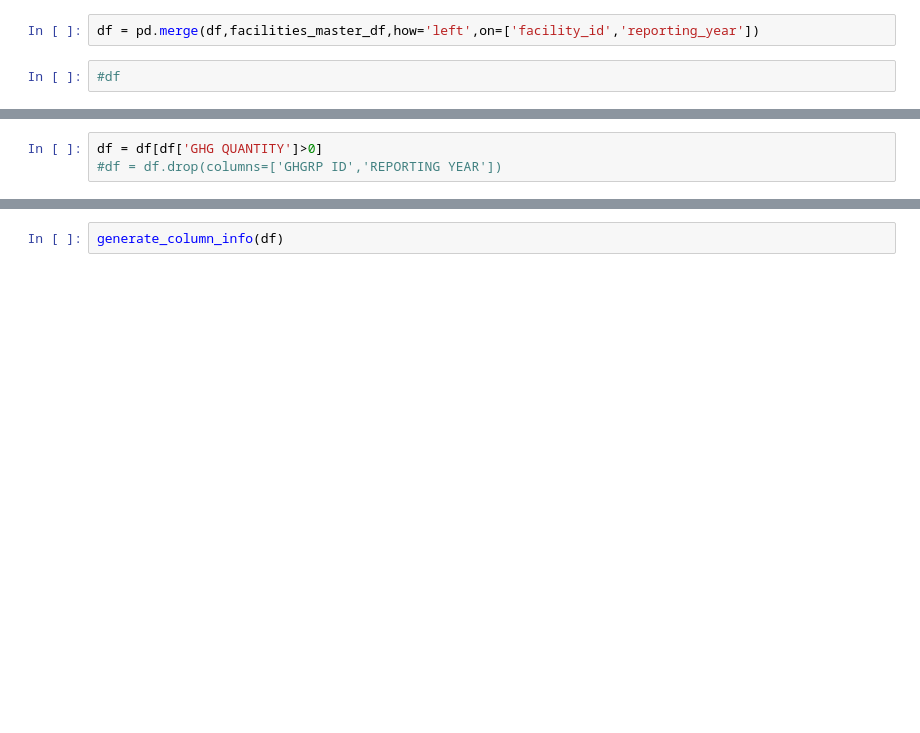
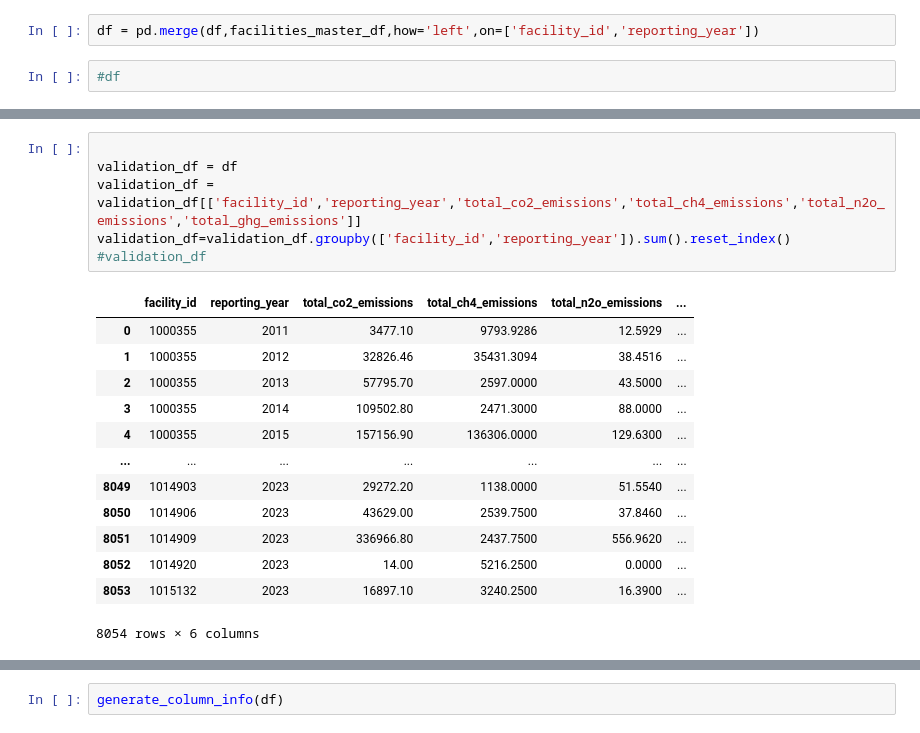
Before and after one commit to shankze/okc_facilities_data, a Jupyter notebook: OKC_Facilities.ipynb, the cells around one changed output, grey strips where cells are left out. Cells and saved outputs as stored; diff of their text form; blank space fills up the shorter version.

```diff
--- a/OKC_Facilities.ipynb
+++ b/OKC_Facilities.ipynb
@@ -389,3 +391,20 @@ generate_column_info(df)
 # %%
-df = df[df['GHG QUANTITY']>0]
-#df = df.drop(columns=['GHGRP ID','REPORTING YEAR'])
+
+validation_df = df
+validation_df = validation_df[['facility_id','reporting_year','total_co2_emissions','total_ch4_emissions','total_n2o_emissions','total_ghg_emissions']]
+validation_df=validation_df.groupby(['facility_id','reporting_year']).sum().reset_index()
+#validation_df
+# %% [output]
+|  | facility_id | reporting_year | total_co2_emissions | total_ch4_emissions | total_n2o_emissions | ... |
+| 0 | 1000355 | 2011 | 3477.10 | 9793.9286 | 12.5929 | ... |
+| 1 | 1000355 | 2012 | 32826.46 | 35431.3094 | 38.4516 | ... |
+| 2 | 1000355 | 2013 | 57795.70 | 2597.0000 | 43.5000 | ... |
+| 3 | 1000355 | 2014 | 109502.80 | 2471.3000 | 88.0000 | ... |
+| 4 | 1000355 | 2015 | 157156.90 | 136306.0000 | 129.6300 | ... |
+| ... | ... | ... | ... | ... | ... | ... |
+| 8049 | 1014903 | 2023 | 29272.20 | 1138.0000 | 51.5540 | ... |
+| 8050 | 1014906 | 2023 | 43629.00 | 2539.7500 | 37.8460 | ... |
+| 8051 | 1014909 | 2023 | 336966.80 | 2437.7500 | 556.9620 | ... |
+| 8052 | 1014920 | 2023 | 14.00 | 5216.2500 | 0.0000 | ... |
+| 8053 | 1015132 | 2023 | 16897.10 | 3240.2500 | 16.3900 | ... |
+8054 rows × 6 columns
```
Also changed, not shown: parts of 6 cells of this notebook, 2 other files.
